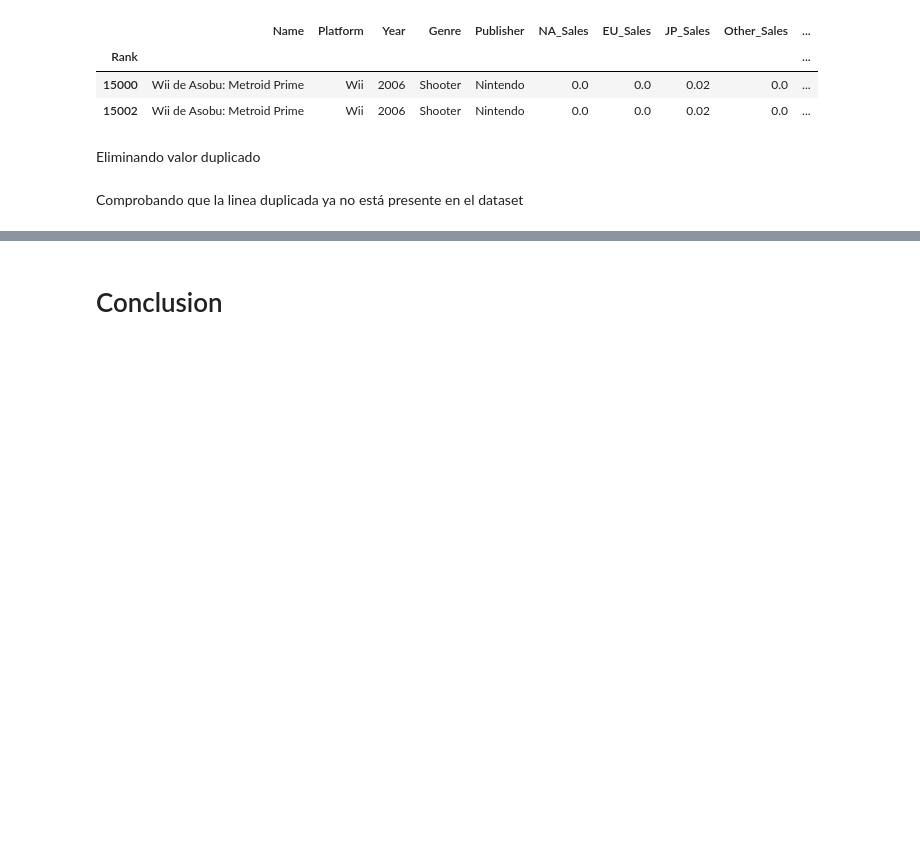
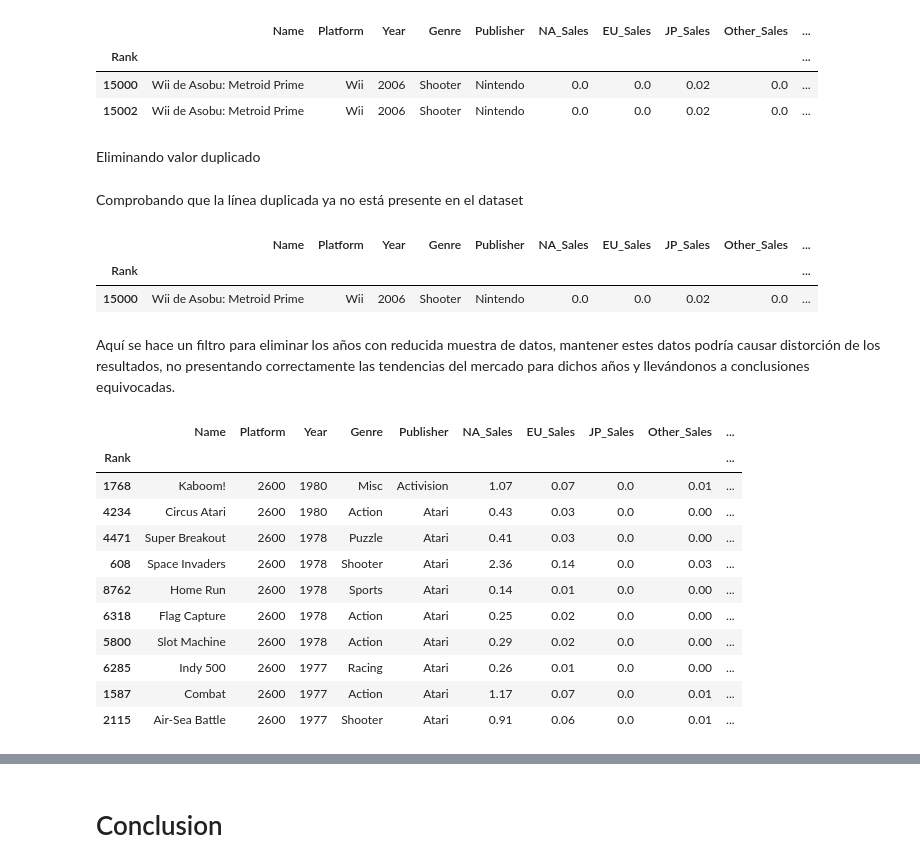
Before and after one commit to fpalvim/DS102024, a Jupyter notebook: 0.1-Proyectos/2-proyecto_EDA/proyecto_EDA.ipynb, the cells around one changed output, grey strips where cells are left out. Cells and saved outputs as stored; diff of their text form; code cells hidden in the pictures; blank space fills up the shorter version.

```diff
--- a/0.1-Proyectos/2-proyecto_EDA/proyecto_EDA.ipynb
+++ b/0.1-Proyectos/2-proyecto_EDA/proyecto_EDA.ipynb
@@ -773,4 +774,27 @@ Eliminando valor duplicado
 # %%
 df = df.drop_duplicates()
 # %% [markdown]
-Comprobando que la linea duplicada ya no está presente en el dataset
+Comprobando que la línea duplicada ya no está presente en el dataset
+# %%
+df.query('Name.str.contains("Wii de Asobu: Metroid Prime")')
+# %% [output]
+|  | Name | Platform | Year | Genre | Publisher | NA_Sales | EU_Sales | JP_Sales | Other_Sales | ... |
+| Rank |  |  |  |  |  |  |  |  |  | ... |
+| 15000 | Wii de Asobu: Metroid Prime | Wii | 2006 | Shooter | Nintendo | 0.0 | 0.0 | 0.02 | 0.0 | ... |
+# %% [markdown]
+Aquí se hace un filtro para eliminar los años con reducida muestra de datos, mantener estes datos podría causar distorción de los resultados, no presentando correctamente las tendencias del mercado para dichos años y llevándonos a conclusiones equivocadas.
+# %%
+df.sort_values(by='Year', ascending=False).tail(10)
+# %% [output]
+|  | Name | Platform | Year | Genre | Publisher | NA_Sales | EU_Sales | JP_Sales | Other_Sales | ... |
+| Rank |  |  |  |  |  |  |  |  |  | ... |
+| 1768 | Kaboom! | 2600 | 1980 | Misc | Activision | 1.07 | 0.07 | 0.0 | 0.01 | ... |
+| 4234 | Circus Atari | 2600 | 1980 | Action | Atari | 0.43 | 0.03 | 0.0 | 0.00 | ... |
+| 4471 | Super Breakout | 2600 | 1978 | Puzzle | Atari | 0.41 | 0.03 | 0.0 | 0.00 | ... |
+| 608 | Space Invaders | 2600 | 1978 | Shooter | Atari | 2.36 | 0.14 | 0.0 | 0.03 | ... |
+| 8762 | Home Run | 2600 | 1978 | Sports | Atari | 0.14 | 0.01 | 0.0 | 0.00 | ... |
+| 6318 | Flag Capture | 2600 | 1978 | Action | Atari | 0.25 | 0.02 | 0.0 | 0.00 | ... |
+| 5800 | Slot Machine | 2600 | 1978 | Action | Atari | 0.29 | 0.02 | 0.0 | 0.00 | ... |
+| 6285 | Indy 500 | 2600 | 1977 | Racing | Atari | 0.26 | 0.01 | 0.0 | 0.00 | ... |
+| 1587 | Combat | 2600 | 1977 | Action | Atari | 1.17 | 0.07 | 0.0 | 0.01 | ... |
+| 2115 | Air-Sea Battle | 2600 | 1977 | Shooter | Atari | 0.91 | 0.06 | 0.0 | 0.01 | ... |
```
Also changed, not shown: parts of 19 cells of this notebook, 4 other files.
